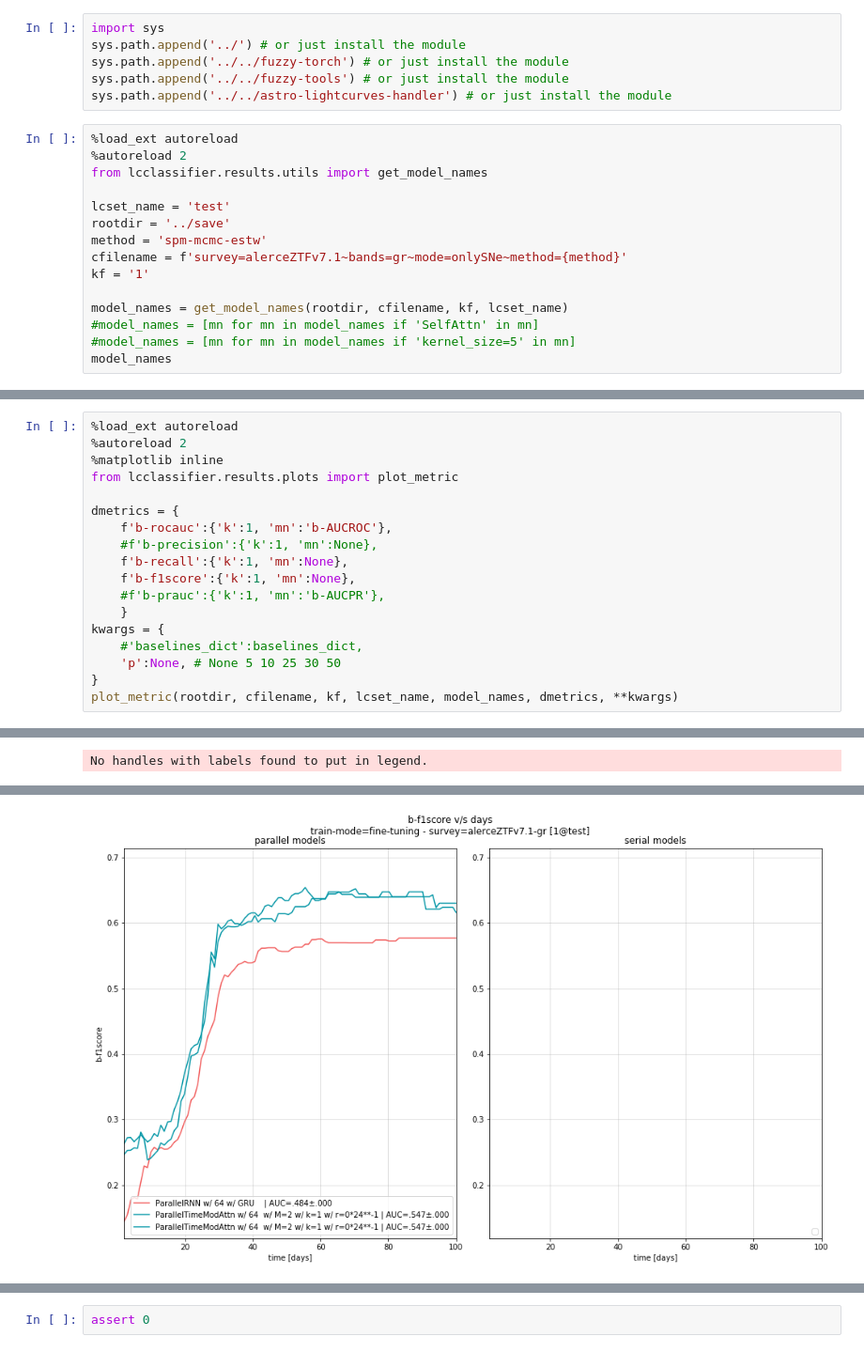
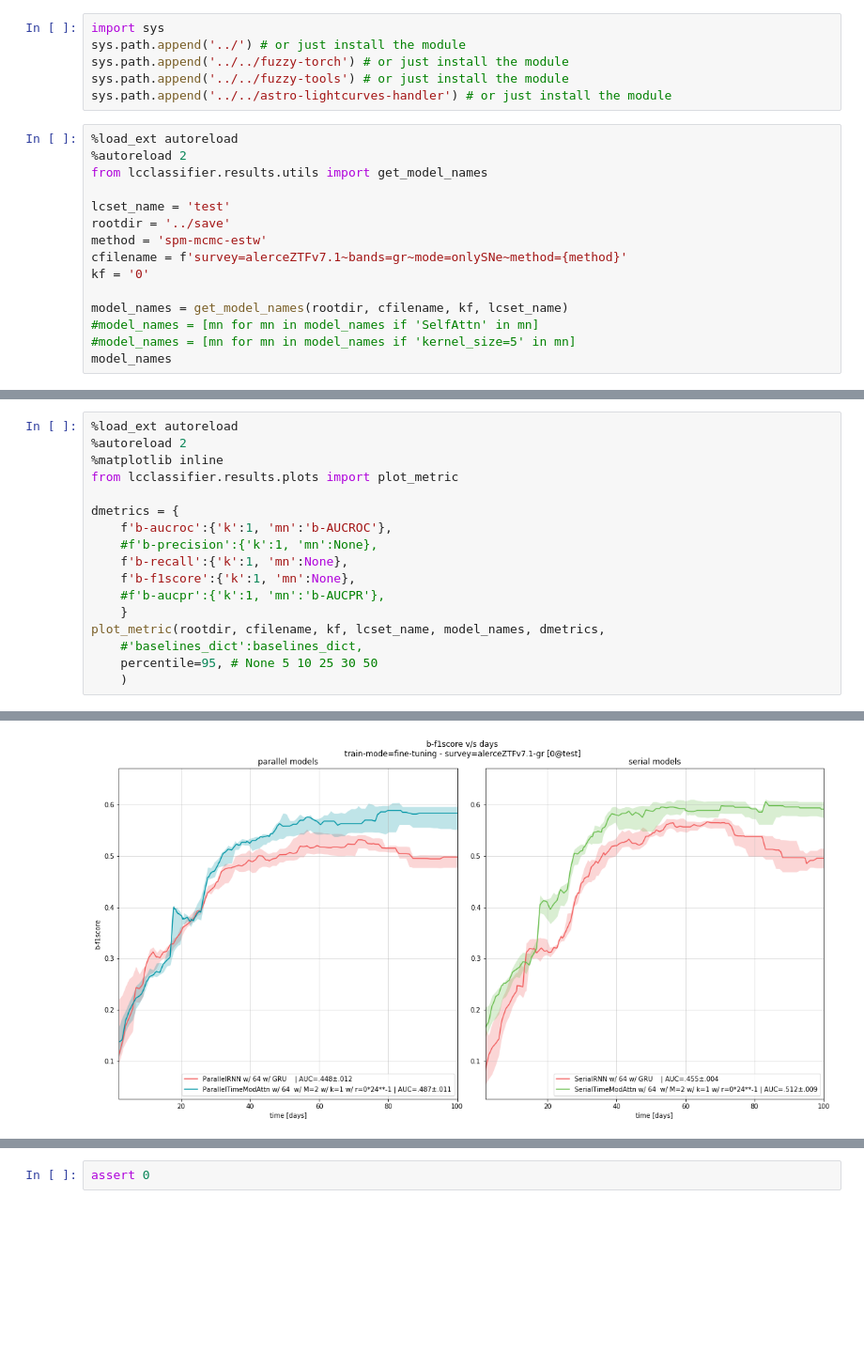
Before and after one commit to opimentel-github/astro-lightcurves-classifier, a Jupyter notebook: experiments/metrics_results.ipynb, the cells around one changed output, grey strips where cells are left out. Shown: that part at 94% size. Drawn from its saved outputs; the diff is of its cells as text; blank space fills up the shorter version.

```diff
--- a/experiments/metrics_results.ipynb
+++ b/experiments/metrics_results.ipynb
@@ -13,7 +13,7 @@ lcset_name = 'test'
 rootdir = '../save'
 method = 'spm-mcmc-estw'
 cfilename = f'survey=alerceZTFv7.1~bands=gr~mode=onlySNe~method={method}'
-kf = '1'
+kf = '0'
 
 model_names = get_model_names(rootdir, cfilename, kf, lcset_name)
 #model_names = [mn for mn in model_names if 'SelfAttn' in mn]
@@ -31,15 +36,14 @@ The autoreload extension is already loaded. To reload it, use:
 from lcclassifier.results.plots import plot_metric
 
 dmetrics = {
-    f'b-rocauc':{'k':1, 'mn':'b-AUCROC'},
+    f'b-aucroc':{'k':1, 'mn':'b-AUCROC'},
     #f'b-precision':{'k':1, 'mn':None},
     f'b-recall':{'k':1, 'mn':None},
     f'b-f1score':{'k':1, 'mn':None},
-    #f'b-prauc':{'k':1, 'mn':'b-AUCPR'},
+    #f'b-aucpr':{'k':1, 'mn':'b-AUCPR'},
     }
-kwargs = {
+plot_metric(rootdir, cfilename, kf, lcset_name, model_names, dmetrics,
     #'baselines_dict':baselines_dict,
-    'p':None, # None 5 10 25 30 50
-}
-plot_metric(rootdir, cfilename, kf, lcset_name, model_names, dmetrics, **kwargs)
+    percentile=95, # None 5 10 25 30 50
+    )
 # %% [output]
@@ -56 +74,0 @@ mdl=ParallelTimeModAttn~input_dims=1~m=4~kernel_size=1~fourier_dims=0.5~time_noi
-No handles with labels found to put in legend.
@@ -59 +75 @@ mdl=ParallelTimeModAttn~input_dims=1~m=4~kernel_size=1~fourier_dims=0.5~time_noi
-[figure, old version]
+[figure, new version]
```
Also changed, not shown: parts of 5 cells of this notebook, 9 other files.
